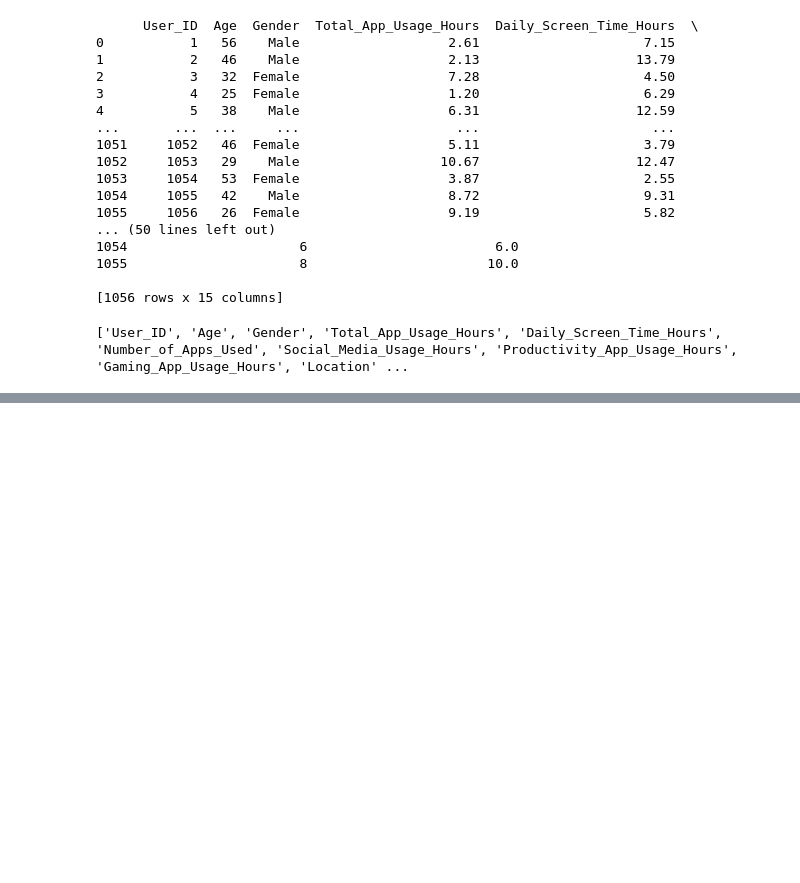
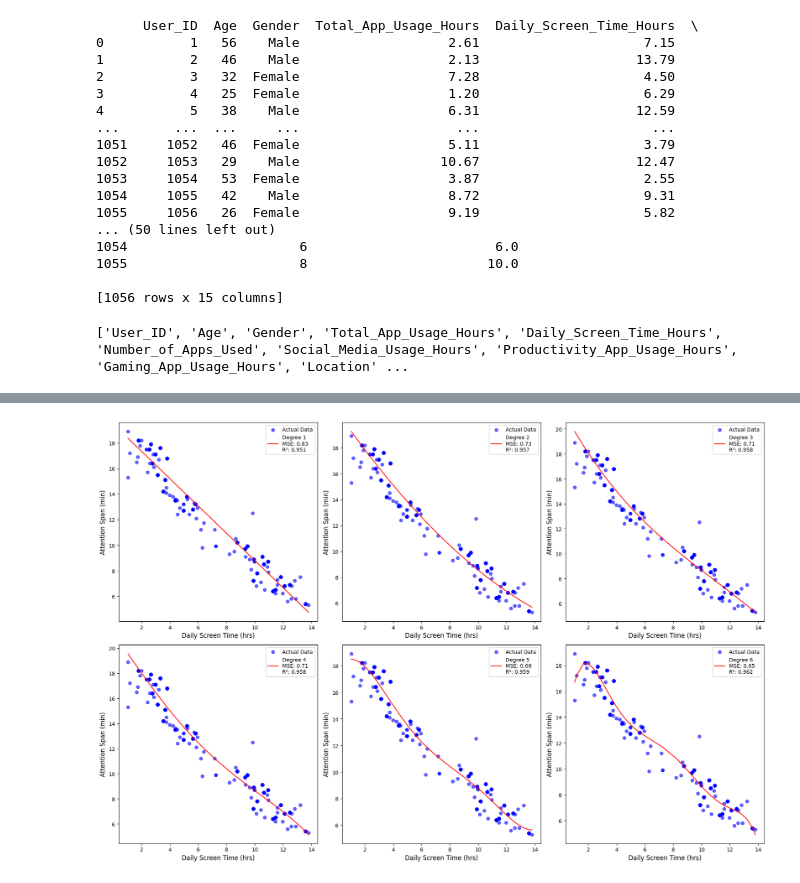
Before and after one commit to sara-aldahshan/CSE271_Project, a Jupyter notebook: Regression.ipynb, the cells around one changed output, grey strips where cells are left out. Saved outputs shown, nothing was run; the diff lists cells and outputs as text; code cells hidden in the pictures; blank space fills up the shorter version.

```diff
--- a/Regression.ipynb
+++ b/Regression.ipynb
@@ -153,0 +207,47 @@ Polynomial Regression (Degree 2):
+# %%
+# Step 1: Extract feature and target from your dataset
+x_data = df[['Daily_Screen_Time_Hours']].values       # Feature: Screen Time
+y_data = df[['Attention_Span_Min']].values            # Target: Attention Span
+
+# Step 2: Define polynomial degrees to compare
+degrees = [1, 2, 3, 4, 5, 6]
+
+# Step 3: Create subplots (2 rows × 3 columns)
+fig, axes = plt.subplots(nrows=2, ncols=3, figsize=(18, 12))
+axes = axes.flatten()
+
+# Step 4: Loop through each degree and fit polynomial regression
+for i, degree in enumerate(degrees):
+    # Create polynomial features up to the given degree
+    poly = PolynomialFeatures(degree=degree)
+    x_poly = poly.fit_transform(x_data)
+
+    # Fit the regression model
+    model = LinearRegression()
+    model.fit(x_poly, y_data)
+
+    # Predict y values
+    y_pred = model.predict(x_poly)
+
+    # Calculate evaluation metrics
+    mse = mean_squared_error(y_data, y_pred)
+    r2 = r2_score(y_data, y_pred)
+
+    # Sort values for smooth curve
+    sorted_pairs = sorted(zip(x_data, y_pred))
+    x_sorted, y_sorted = zip(*sorted_pairs)
+
+    # Plot
+    axes[i].scatter(x_data, y_data, color='blue', label='Actual Data', alpha=0.6)
+    axes[i].plot(x_sorted, y_sorted, color='red',
+                 label=f'Degree {degree}\nMSE: {mse:.2f}\nR²: {r2:.3f}')
+    axes[i].set_xlabel("Daily Screen Time (hrs)", fontsize=12)
+    axes[i].set_ylabel("Attention Span (min)", fontsize=12)
+    axes[i].legend(fontsize=10)
+    axes[i].tick_params(axis='both', which='major', labelsize=10)
+
+# Final layout adjustment and display
+plt.tight_layout()
+plt.show()
+# %% [output]
+[figure, added]
```
Also changed, not shown: parts of 4 cells of this notebook.
